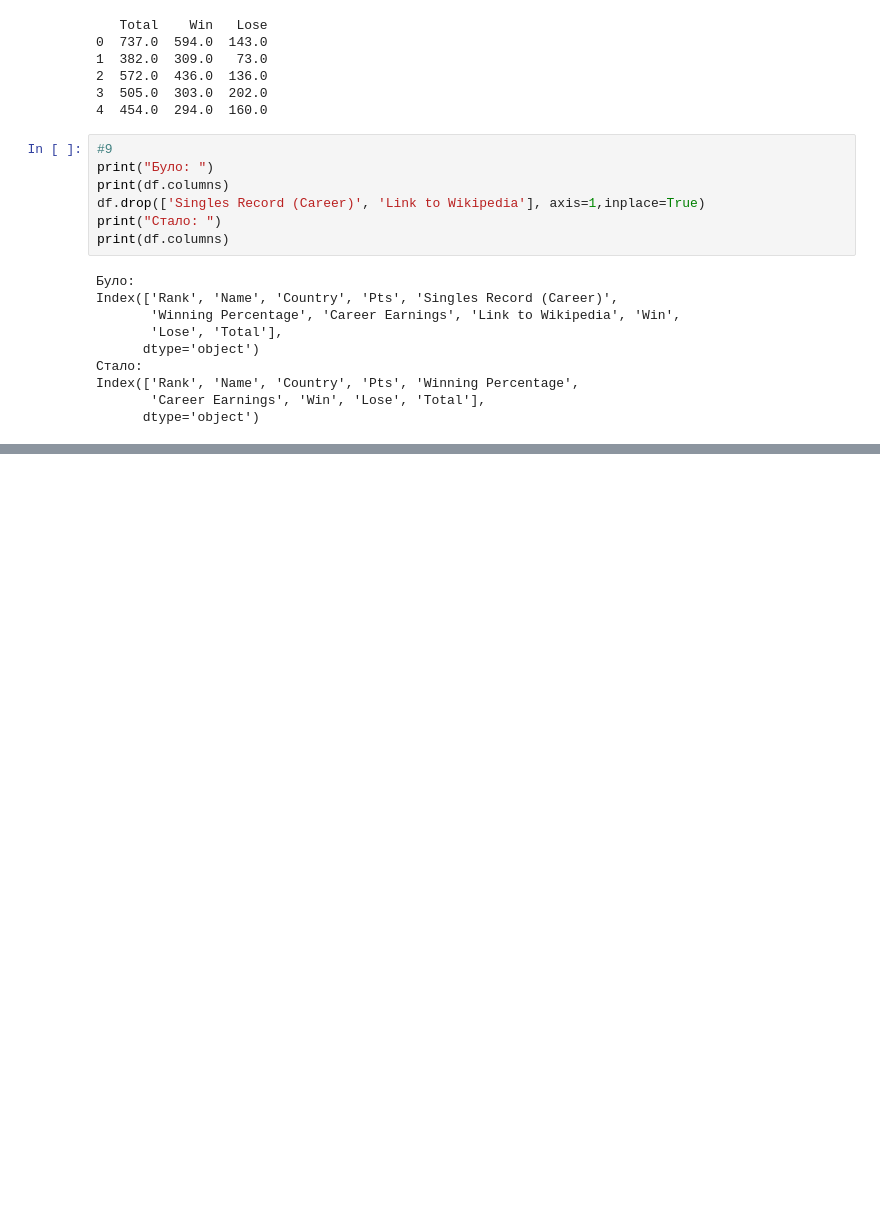
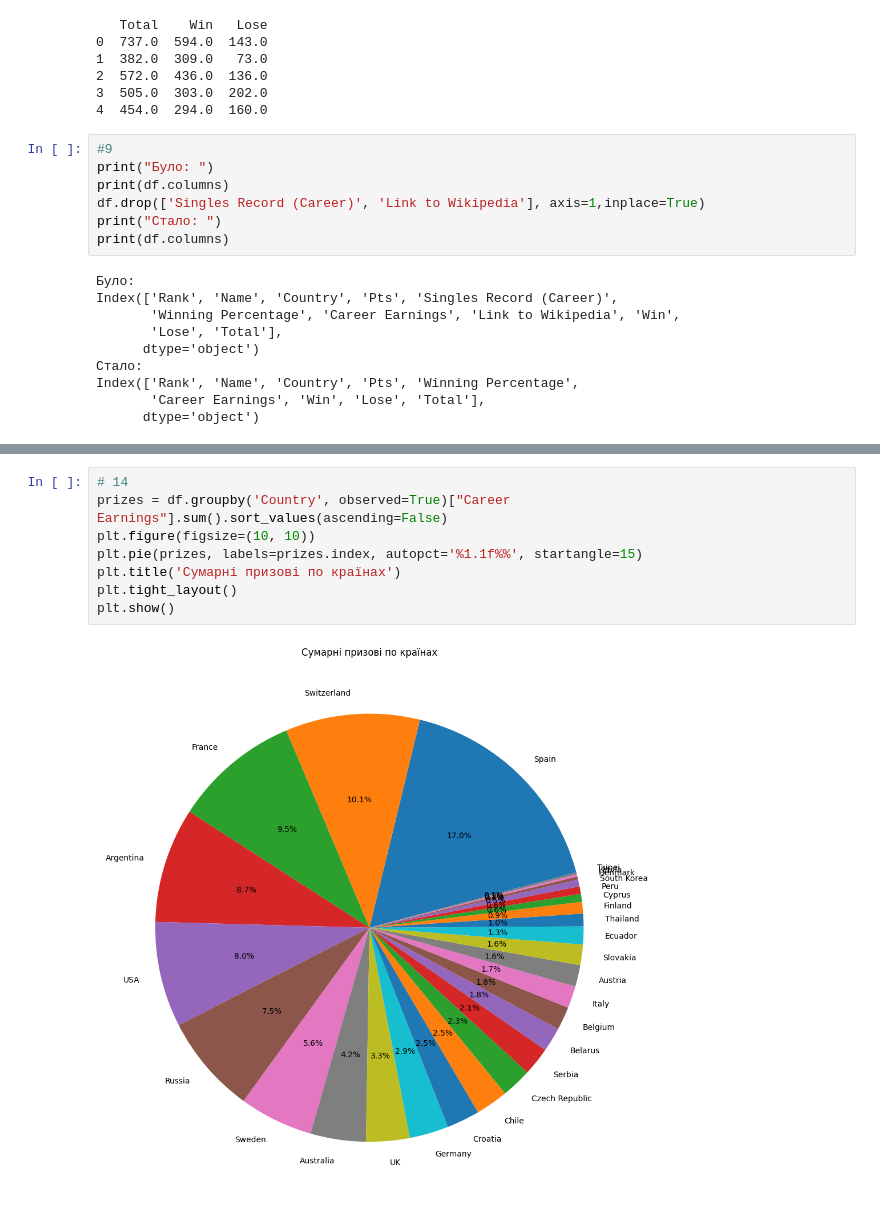
Before and after one commit to nalyvaikoiryna/ml-labs, a Jupyter notebook: Lab1/lab1.ipynb, the cells around one changed output, grey strips where cells are left out. Drawn from its saved outputs; the diff is of its cells as text; blank space fills up the shorter version.

```diff
--- a/Lab1/lab1.ipynb
+++ b/Lab1/lab1.ipynb
@@ -166,0 +258,10 @@ Index(['Rank', 'Name', 'Country', 'Pts', 'Winning Percentage',
+# %%
+# 14
+prizes = df.groupby('Country', observed=True)["Career Earnings"].sum().sort_values(ascending=False)
+plt.figure(figsize=(10, 10))
+plt.pie(prizes, labels=prizes.index, autopct='%1.1f%%', startangle=15)
+plt.title('Сумарні призові по країнах')
+plt.tight_layout()
+plt.show()
+# %% [output]
+[figure, added]
```
Also changed, not shown: parts of 9 cells of this notebook.
